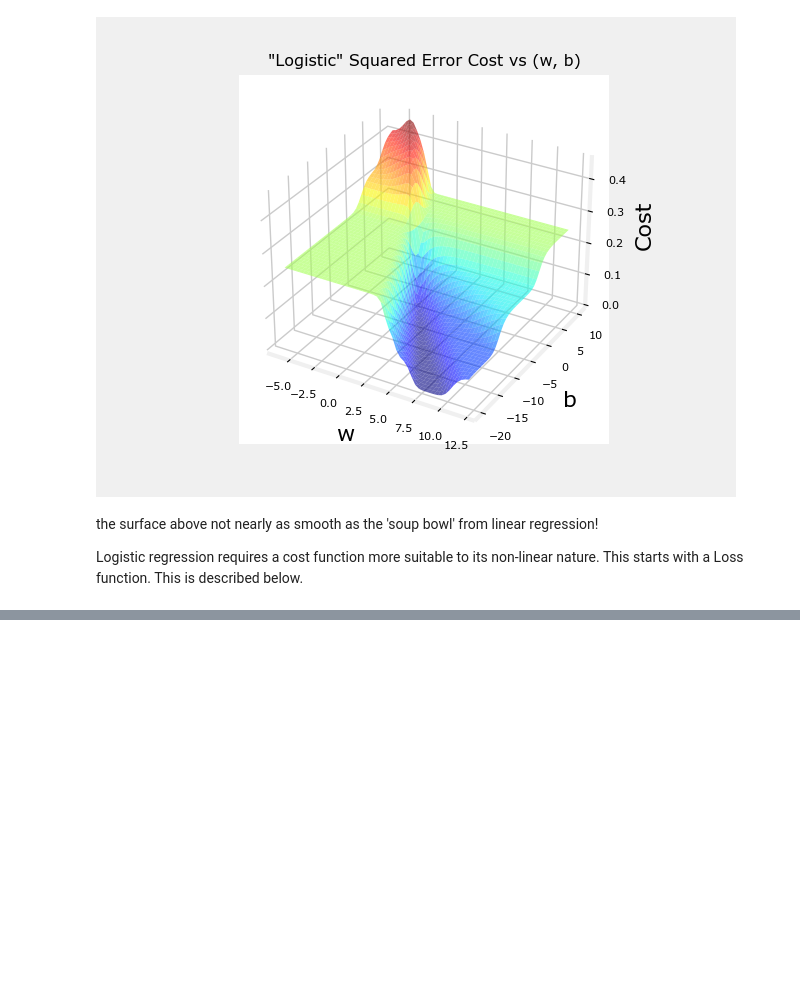
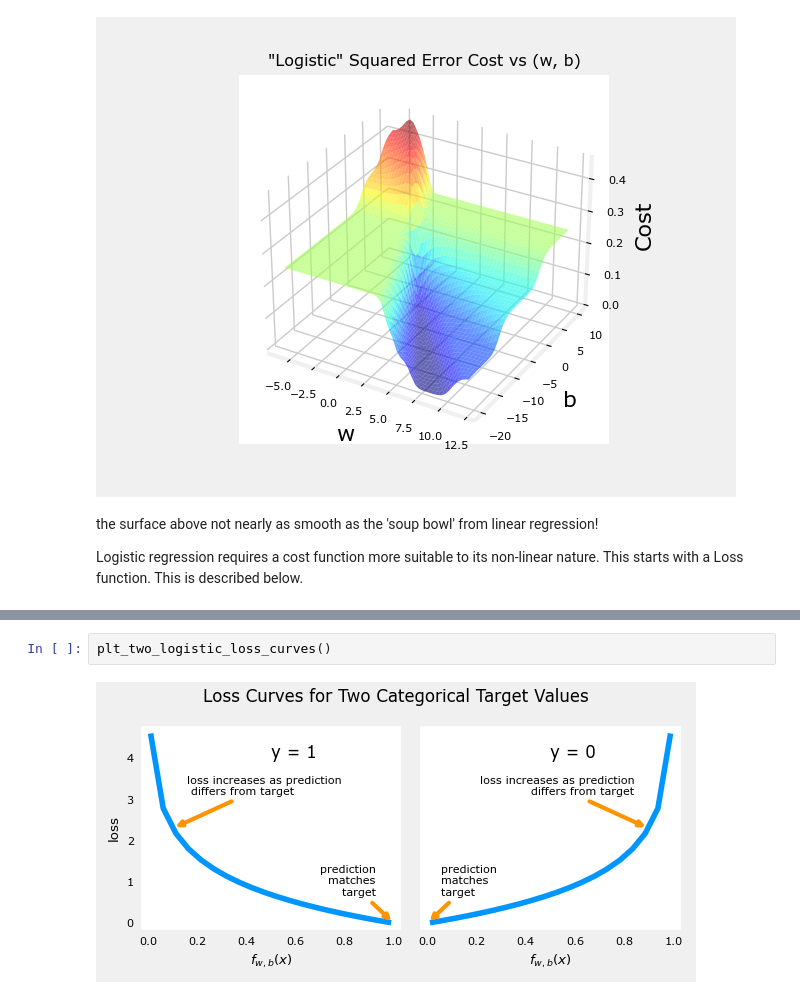
Before and after one commit to hiba77moh/logistic-regression--binary-classification-, a Jupyter notebook: 3- Logistic Loss.ipynb, the cells around one changed output, grey strips where cells are left out. Drawn from its saved outputs; the diff is of its cells as text; blank space fills up the shorter version.

```diff
--- a/3- Logistic Loss.ipynb
+++ b/3- Logistic Loss.ipynb
@@ -29,0 +54,4 @@ Logistic regression requires a cost function more suitable to its non-linear nat
+# %%
+plt_two_logistic_loss_curves()
+# %% [output]
+[figure, added]
```
Also changed, not shown: parts of 5 cells of this notebook.
